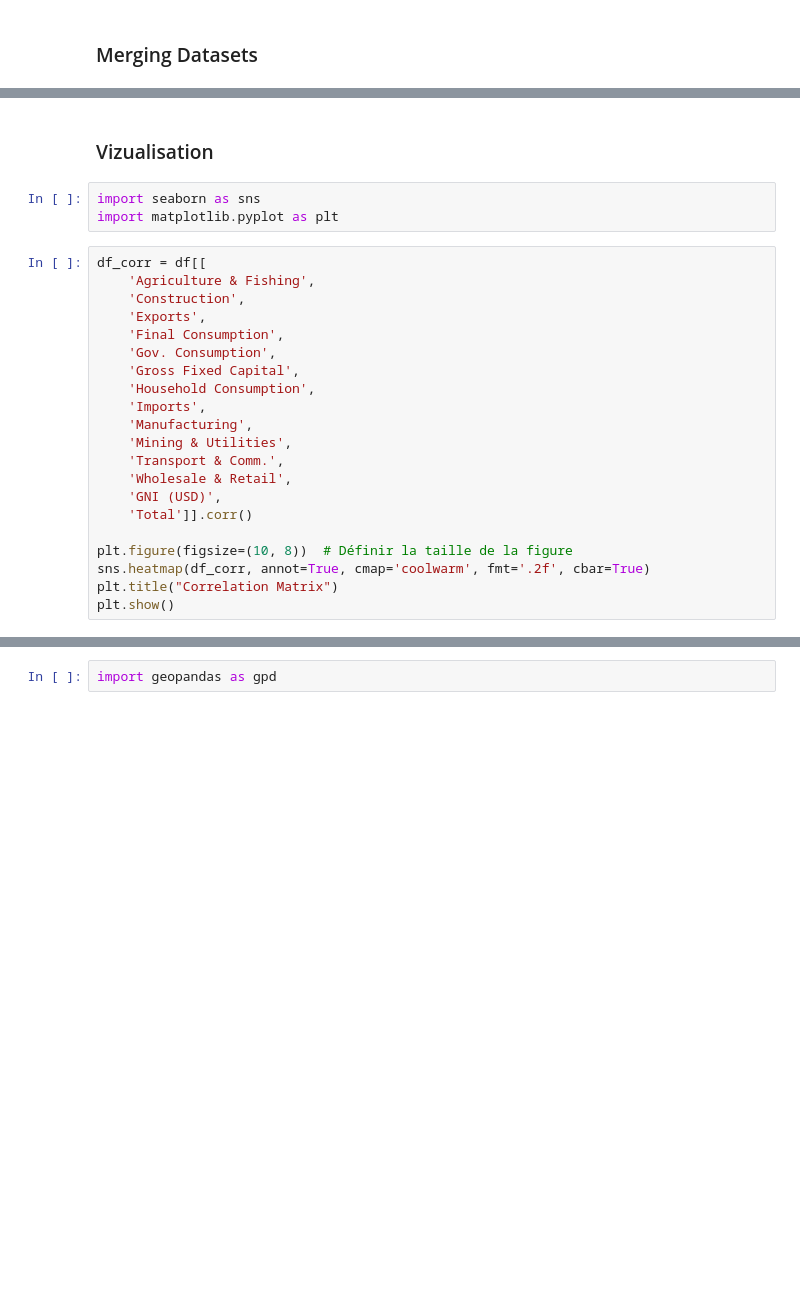
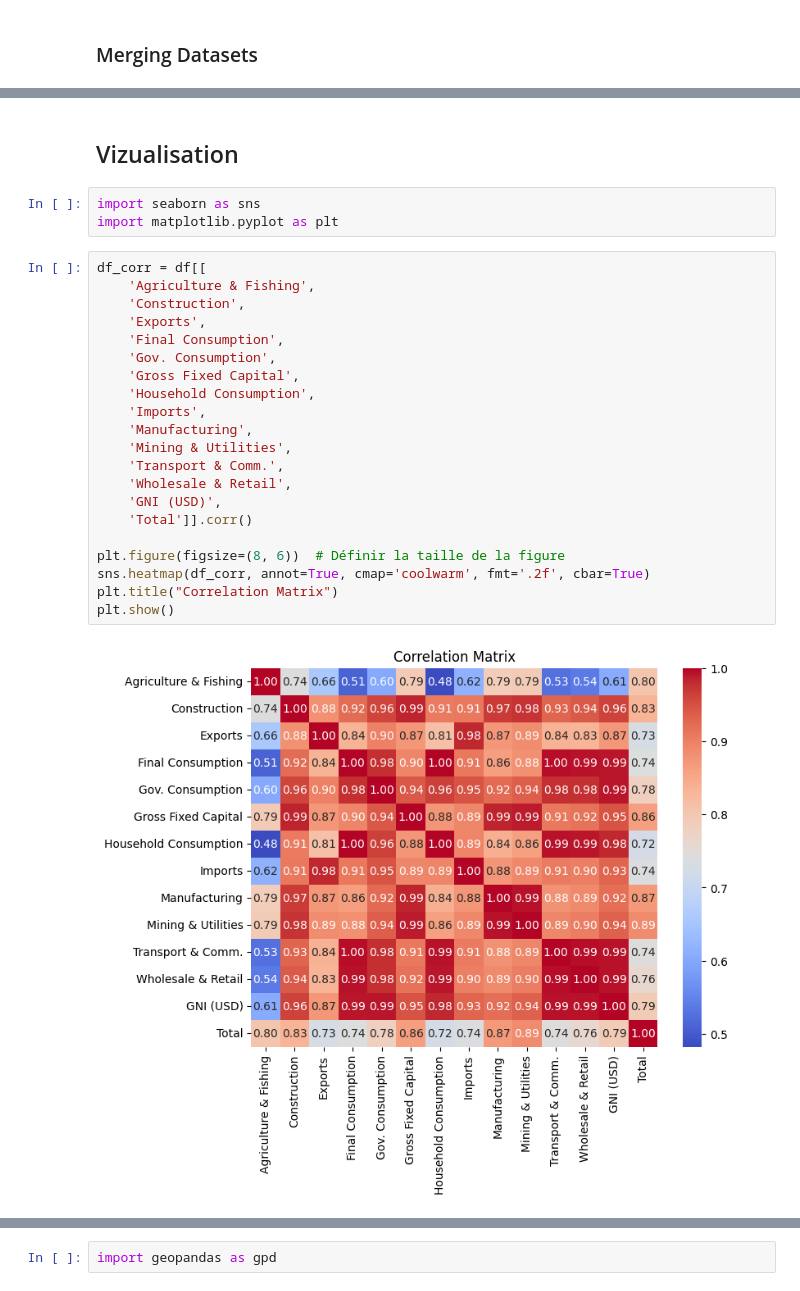
Before and after one commit to mathispappo/Carbon-Emissions-Analysis, a Jupyter notebook: notebook.ipynb, the cells around one changed output, grey strips where cells are left out. Cells and saved outputs as stored; diff of their text form; blank space fills up the shorter version.

```diff
--- a/notebook.ipynb
+++ b/notebook.ipynb
@@ -84,29 +97,31 @@ df.head()
 # %% [markdown]
-### Vizualisation
+## Vizualisation
 # %%
 import seaborn as sns
 import matplotlib.pyplot as plt
 # %%
 df_corr = df[[
     'Agriculture & Fishing',
     'Construction',
     'Exports',
     'Final Consumption',
     'Gov. Consumption',
     'Gross Fixed Capital',
     'Household Consumption',
     'Imports',
     'Manufacturing',
     'Mining & Utilities',
     'Transport & Comm.',
     'Wholesale & Retail',
     'GNI (USD)',
     'Total']].corr()
 
-plt.figure(figsize=(10, 8))  # Définir la taille de la figure
+plt.figure(figsize=(8, 6))  # Définir la taille de la figure
 sns.heatmap(df_corr, annot=True, cmap='coolwarm', fmt='.2f', cbar=True)
 plt.title("Correlation Matrix")
 plt.show()
+# %% [output]
+[figure, added]
 # %%
 df_total = df[['Year', 'Total']].groupby('Year').sum().reset_index()
 
```
Also changed, not shown: parts of 14 cells of this notebook.
